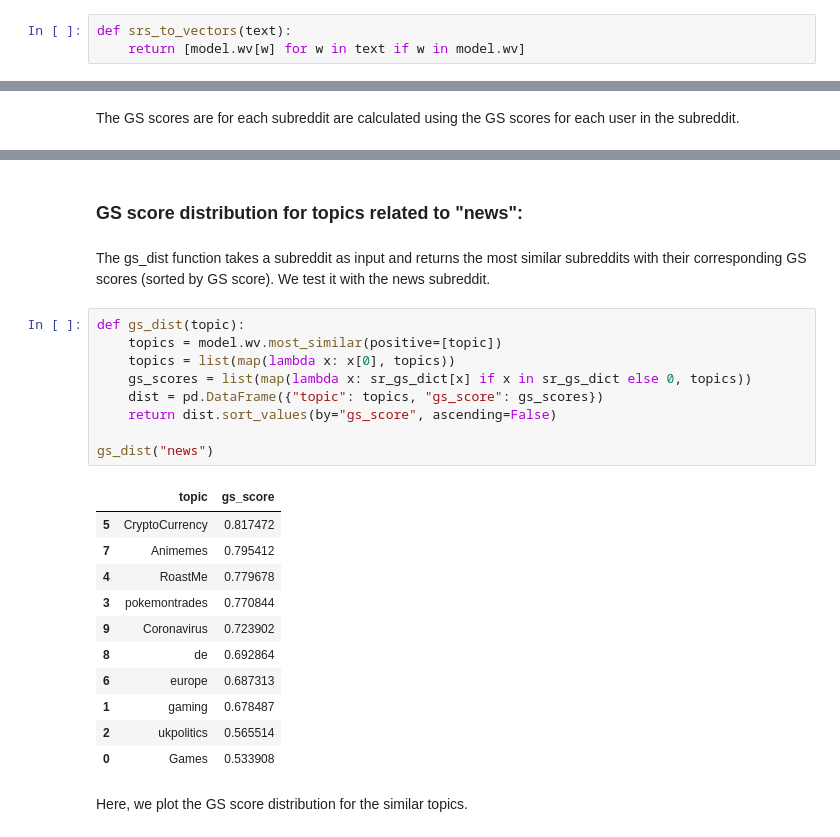
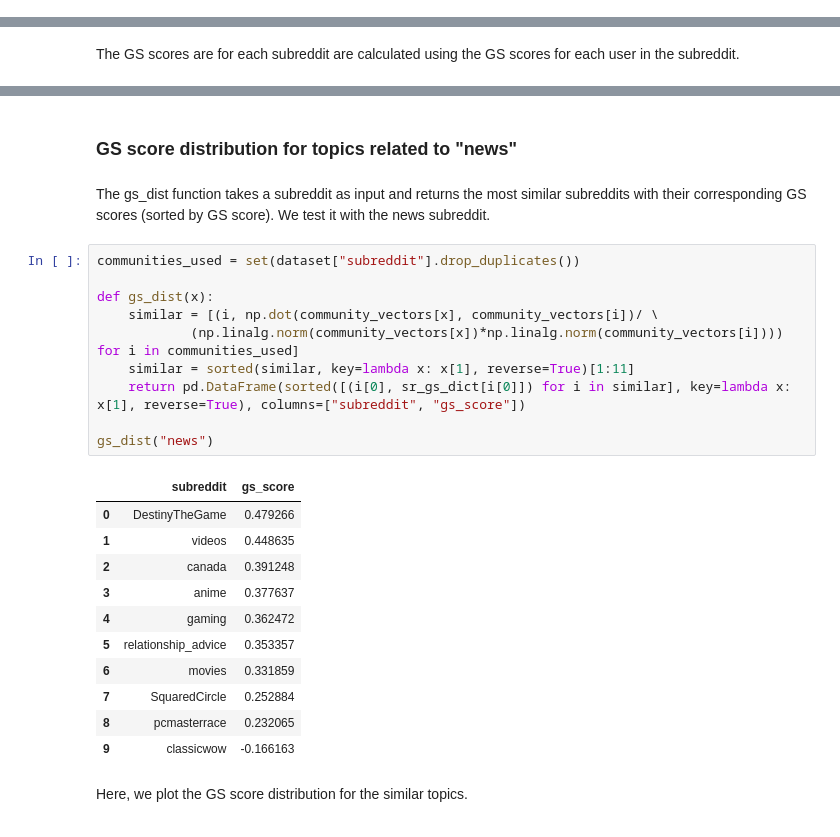
Before and after one commit to Virthiya98/CSCD25_Project, a Jupyter notebook: project.ipynb, the cells around one changed output, grey strips where cells are left out. Cells and saved outputs as stored; diff of their text form.

```diff
--- a/project.ipynb
+++ b/project.ipynb
@@ -58,5 +42,2 @@ model.wv.most_similar(positive=['news'])
 # %% [markdown]
 A function to obtain a vector from a subreddit is created, which will be used in later steps.
-# %%
-def srs_to_vectors(text):
-    return [model.wv[w] for w in text if w in model.wv]
@@ -130,28 +128,29 @@ sr_authors["gs_score"].head(10)
 Name: gs_score, dtype: float64
 # %% [markdown]
-### GS score distribution for topics related to "news":
+### GS score distribution for topics related to "news"
 # %% [markdown]
 The gs_dist function takes a subreddit as input and returns the most similar subreddits with their corresponding GS scores (sorted by GS score). We test it with the news subreddit.
-# %%
-def gs_dist(topic):
-    topics = model.wv.most_similar(positive=[topic])
-    topics = list(map(lambda x: x[0], topics))
-    gs_scores = list(map(lambda x: sr_gs_dict[x] if x in sr_gs_dict else 0, topics))
-    dist = pd.DataFrame({"topic": topics, "gs_score": gs_scores})
-    return dist.sort_values(by="gs_score", ascending=False)
-
-gs_dist("news")
-# %% [output]
-|  | topic | gs_score |
-| 5 | CryptoCurrency | 0.817472 |
-| 7 | Animemes | 0.795412 |
-| 4 | RoastMe | 0.779678 |
-| 3 | pokemontrades | 0.770844 |
-| 9 | Coronavirus | 0.723902 |
-| 8 | de | 0.692864 |
-| 6 | europe | 0.687313 |
-| 1 | gaming | 0.678487 |
-| 2 | ukpolitics | 0.565514 |
-| 0 | Games | 0.533908 |
+# %%
+communities_used = set(dataset["subreddit"].drop_duplicates())
+
+def gs_dist(x):
+    similar = [(i, np.dot(community_vectors[x], community_vectors[i])/ \
+            (np.linalg.norm(community_vectors[x])*np.linalg.norm(community_vectors[i]))) for i in communities_used]
+    similar = sorted(similar, key=lambda x: x[1], reverse=True)[1:11]
+    return pd.DataFrame(sorted([(i[0], sr_gs_dict[i[0]]) for i in similar], key=lambda x: x[1], reverse=True), columns=["subreddit", "gs_score"])
+
+gs_dist("news")
+# %% [output]
+|  | subreddit | gs_score |
+| 0 | DestinyTheGame | 0.479266 |
+| 1 | videos | 0.448635 |
+| 2 | canada | 0.391248 |
+| 3 | anime | 0.377637 |
+| 4 | gaming | 0.362472 |
+| 5 | relationship_advice | 0.353357 |
+| 6 | movies | 0.331859 |
+| 7 | SquaredCircle | 0.252884 |
+| 8 | pcmasterrace | 0.232065 |
+| 9 | classicwow | -0.166163 |
 # %% [markdown]
 Here, we plot the GS score distribution for the similar topics.
```
Also changed, not shown: parts of 32 cells of this notebook, 10 other files.
